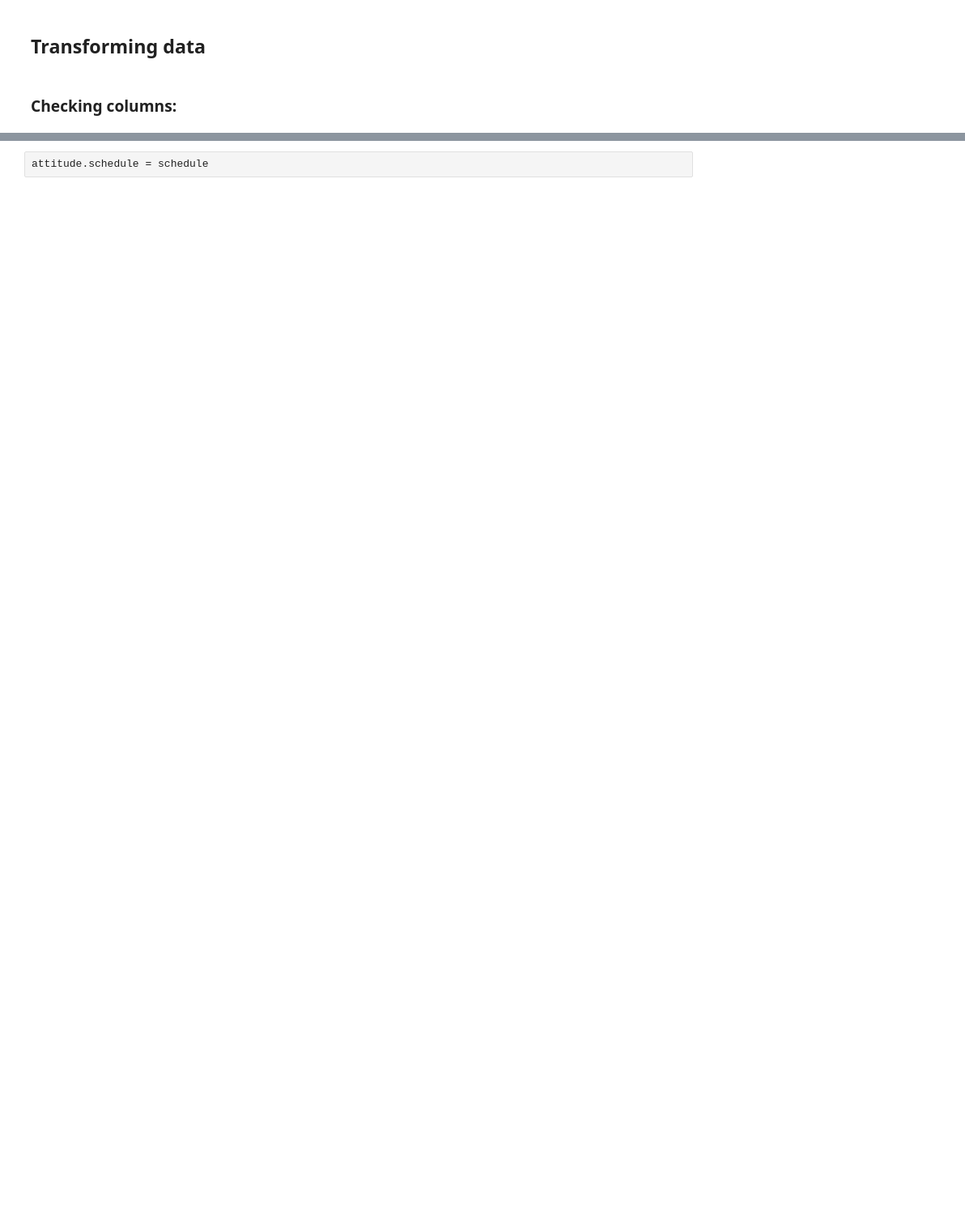
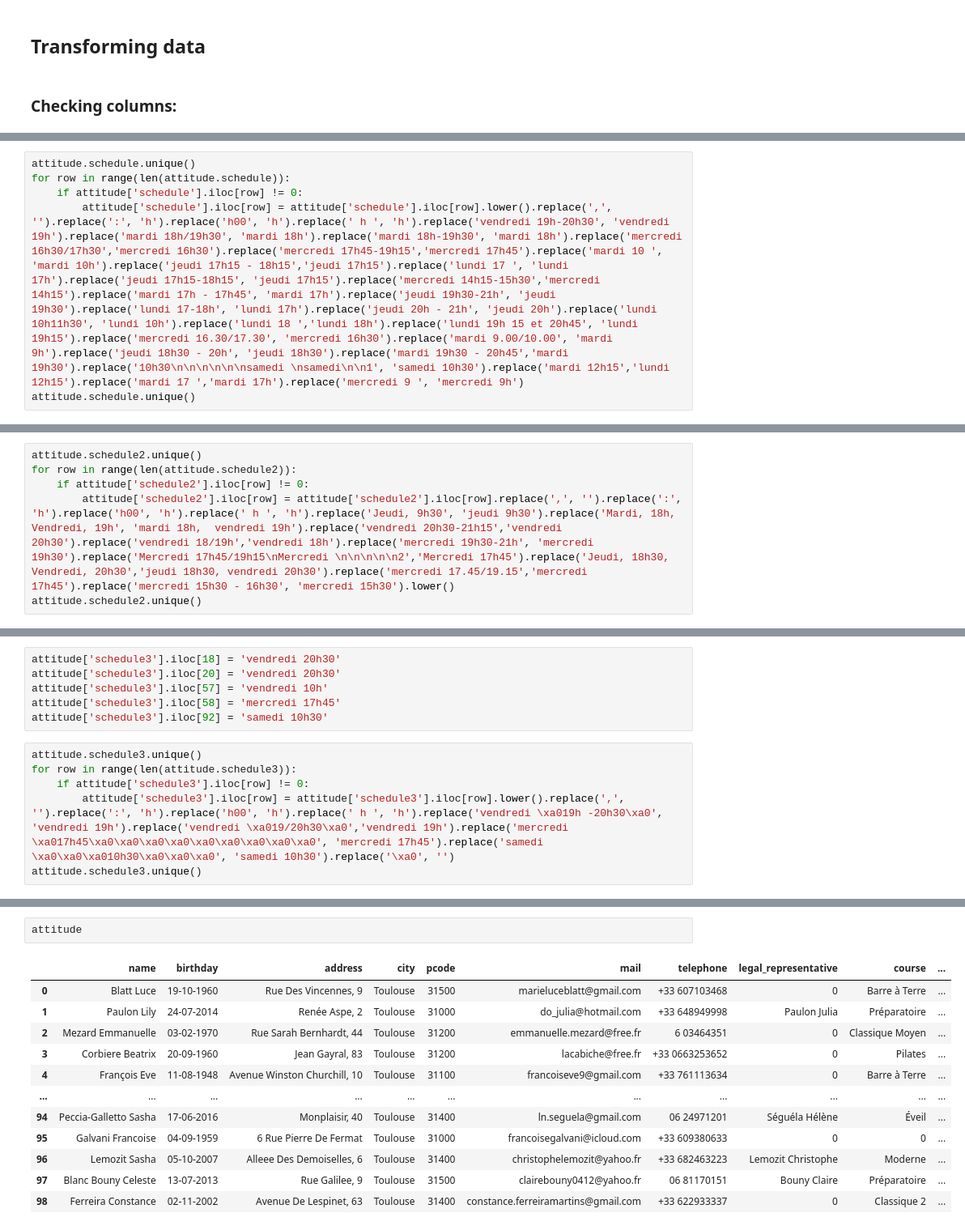
Before and after one commit to estefanialunardi/etl_pipeline_for_a_dance_school, a Jupyter notebook: school_registration.ipynb, the cells around one changed output, grey strips where cells are left out. Shown at 81% size. Drawn from its saved outputs; the diff is of its cells as text; blank space fills up the shorter version.

```diff
--- a/school_registration.ipynb
+++ b/school_registration.ipynb
@@ -302,0 +330,6 @@ See the caveats in the documentation: https://pandas.pydata.org/pandas-docs/stab
+# %%
+attitude.schedule.unique()
+for row in range(len(attitude.schedule)):
+    if attitude['schedule'].iloc[row] != 0:
+        attitude['schedule'].iloc[row] = attitude['schedule'].iloc[row].lower().replace(',', '').replace(':', 'h').replace('h00', 'h').replace(' h ', 'h').replace('vendredi 19h-20h30', 'vendredi 19h').replace('mardi 18h/19h30', 'mardi 18h').replace('mardi 18h-19h30', 'mardi 18h').replace('mercredi 16h30/17h30','mercredi 16h30').replace('mercredi 17h45-19h15','mercredi 17h45').replace('mardi 10 ', 'mardi 10h').replace('jeudi 17h15 - 18h15','jeudi 17h15').replace('lundi 17 ', 'lundi 17h').replace('jeudi 17h15-18h15', 'jeudi 17h15').replace('mercredi 14h15-15h30','mercredi 14h15').replace('mardi 17h - 17h45', 'mardi 17h').replace('jeudi 19h30-21h', 'jeudi 19h30').replace('lundi 17-18h', 'lundi 17h').replace('jeudi 20h - 21h', 'jeudi 20h').replace('lundi 10h11h30', 'lundi 10h').replace('lundi 18 ','lundi 18h').replace('lundi 19h 15 et 20h45', 'lundi 19h15').replace('mercredi 16.30/17.30', 'mercredi 16h30').replace('mardi 9.00/10.00', 'mardi 9h').replace('jeudi 18h30 - 20h', 'jeudi 18h30').replace('mardi 19h30 - 20h45','mardi 19h30').replace('10h30\n\n\n\n\n\nsamedi \nsamedi\n\n1', 'samedi 10h30').replace('mardi 12h15','lundi 12h15').replace('mardi 17 ','mardi 17h').replace('mercredi 9 ', 'mercredi 9h')
+attitude.schedule.unique()
@@ -302,0 +352,6 @@ See the caveats in the documentation: https://pandas.pydata.org/pandas-docs/stab
+# %%
+attitude.schedule2.unique()
+for row in range(len(attitude.schedule2)):
+    if attitude['schedule2'].iloc[row] != 0:
+        attitude['schedule2'].iloc[row] = attitude['schedule2'].iloc[row].replace(',', '').replace(':', 'h').replace('h00', 'h').replace(' h ', 'h').replace('Jeudi, 9h30', 'jeudi 9h30').replace('Mardi, 18h,  Vendredi, 19h', 'mardi 18h,  vendredi 19h').replace('vendredi 20h30-21h15','vendredi 20h30').replace('vendredi 18/19h','vendredi 18h').replace('mercredi 19h30-21h', 'mercredi 19h30').replace('Mercredi 17h45/19h15\nMercredi \n\n\n\n\n2','Mercredi 17h45').replace('Jeudi, 18h30, Vendredi, 20h30','jeudi 18h30, vendredi 20h30').replace('mercredi 17.45/19.15','mercredi 17h45').replace('mercredi 15h30 - 16h30', 'mercredi 15h30').lower()
+attitude.schedule2.unique()
@@ -302,0 +370,12 @@ See the caveats in the documentation: https://pandas.pydata.org/pandas-docs/stab
+# %%
+attitude['schedule3'].iloc[18] = 'vendredi 20h30'
+attitude['schedule3'].iloc[20] = 'vendredi 20h30'
+attitude['schedule3'].iloc[57] = 'vendredi 10h'
+attitude['schedule3'].iloc[58] = 'mercredi 17h45'
+attitude['schedule3'].iloc[92] = 'samedi 10h30'
+# %%
+attitude.schedule3.unique()
+for row in range(len(attitude.schedule3)):
+    if attitude['schedule3'].iloc[row] != 0:
+        attitude['schedule3'].iloc[row] = attitude['schedule3'].iloc[row].lower().replace(',', '').replace(':', 'h').replace('h00', 'h').replace(' h ', 'h').replace('vendredi \xa019h -20h30\xa0', 'vendredi 19h').replace('vendredi \xa019/20h30\xa0','vendredi 19h').replace('mercredi \xa017h45\xa0\xa0\xa0\xa0\xa0\xa0\xa0\xa0\xa0', 'mercredi 17h45').replace('samedi \xa0\xa0\xa010h30\xa0\xa0\xa0', 'samedi 10h30').replace('\xa0', '')
+attitude.schedule3.unique()
@@ -303,3 +390,15 @@ See the caveats in the documentation: https://pandas.pydata.org/pandas-docs/stab
 # %%
-attitude.schedule = schedule
+attitude
 # %% [output]
+|  | name | birthday | address | city | pcode | mail | telephone | legal_representative | course | ... |
+| 0 | Blatt Luce | 19-10-1960 | Rue Des Vincennes, 9 | Toulouse | 31500 | marieluceblatt@gmail.com | +33 607103468 | 0 | Barre à Terre | ... |
+| 1 | Paulon Lily | 24-07-2014 | Renée Aspe, 2 | Toulouse | 31000 | do_julia@hotmail.com | +33 648949998 | Paulon Julia | Préparatoire | ... |
+| 2 | Mezard Emmanuelle | 03-02-1970 | Rue Sarah Bernhardt, 44 | Toulouse | 31200 | emmanuelle.mezard@free.fr | 6 03464351 | 0 | Classique Moyen | ... |
+| 3 | Corbiere Beatrix | 20-09-1960 | Jean Gayral, 83 | Toulouse | 31200 | lacabiche@free.fr | +33 0663253652 | 0 | Pilates | ... |
+| 4 | François Eve | 11-08-1948 | Avenue Winston Churchill, 10 | Toulouse | 31100 | francoiseve9@gmail.com | +33 761113634 | 0 | Barre à Terre | ... |
+| ... | ... | ... | ... | ... | ... | ... | ... | ... | ... | ... |
+| 94 | Peccia-Galletto Sasha | 17-06-2016 | Monplaisir, 40 | Toulouse | 31400 | ln.seguela@gmail.com | 06 24971201 | Séguéla Hélène | Éveil | ... |
+| 95 | Galvani Francoise | 04-09-1959 | 6 Rue Pierre De Fermat | Toulouse | 31000 | francoisegalvani@icloud.com | +33 609380633 | 0 | 0 | ... |
+| 96 | Lemozit Sasha | 05-10-2007 | Alleee Des Demoiselles, 6 | Toulouse | 31400 | christophelemozit@yahoo.fr | +33 682463223 | Lemozit Christophe | Moderne | ... |
+| 97 | Blanc Bouny Celeste | 13-07-2013 | Rue Galilee, 9 | Toulouse | 31500 | clairebouny0412@yahoo.fr | 06 81170151 | Bouny Claire | Préparatoire | ... |
+| 98 | Ferreira Constance | 02-11-2002 | Avenue De Lespinet, 63 | Toulouse | 31400 | constance.ferreiramartins@gmail.com | +33 622933337 | 0 | Classique 2 | ... |
```
Also changed, not shown: parts of 24 cells of this notebook.
